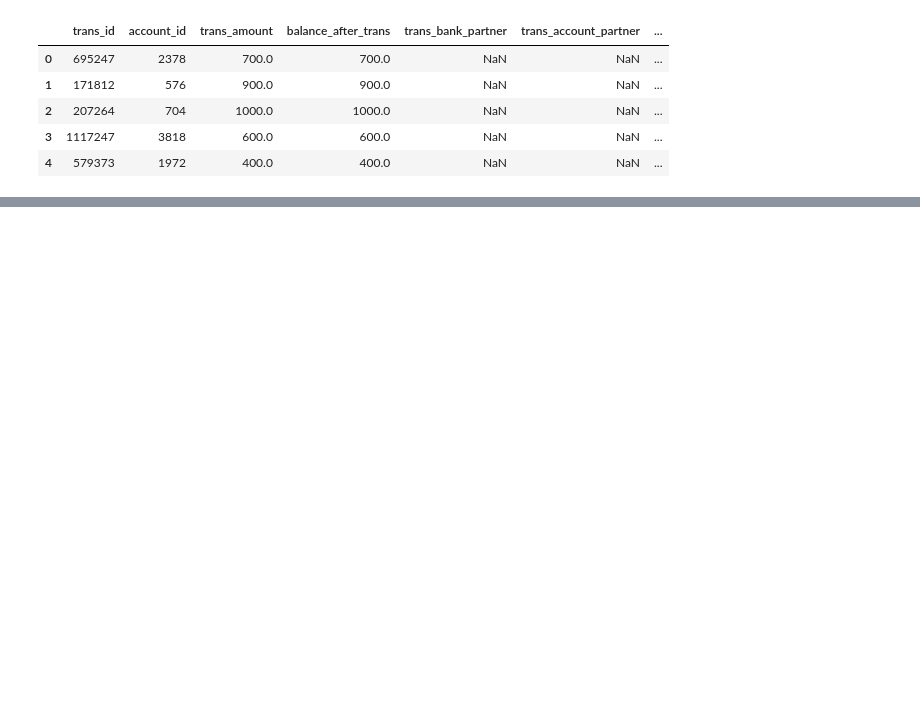
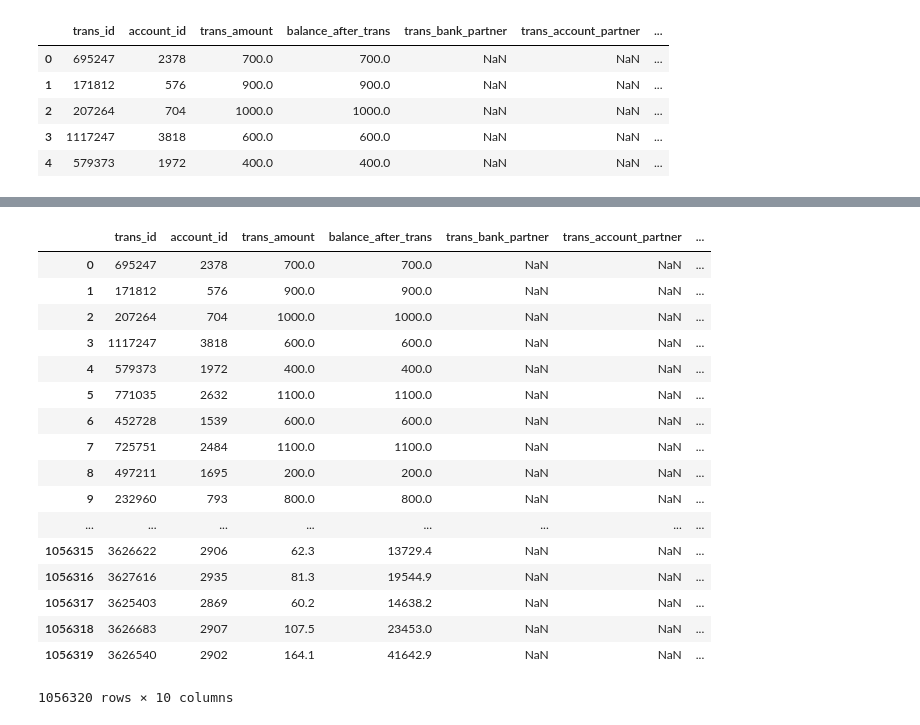
Before and after one commit to Baukebrenninkmeijer/On-the-Generation-and-Evaluation-of-Synthetic-Tabular-Data-using-GANs, a Jupyter notebook: Czech_bank_playaround.ipynb, the cells around one changed output, grey strips where cells are left out. Drawn from its saved outputs; the diff is of its cells as text; code cells hidden in the pictures; blank space fills up the shorter version.

```diff
--- a/Czech_bank_playaround.ipynb
+++ b/Czech_bank_playaround.ipynb
@@ -19,0 +43,21 @@ data = TabularDataBunch.from_df(path, df, dep_var, valid_idx=valid_idx, procs=pr
+# %%
+df
+# %% [output]
+|  | trans_id | account_id | trans_amount | balance_after_trans | trans_bank_partner | trans_account_partner | ... |
+| 0 | 695247 | 2378 | 700.0 | 700.0 | NaN | NaN | ... |
+| 1 | 171812 | 576 | 900.0 | 900.0 | NaN | NaN | ... |
+| 2 | 207264 | 704 | 1000.0 | 1000.0 | NaN | NaN | ... |
+| 3 | 1117247 | 3818 | 600.0 | 600.0 | NaN | NaN | ... |
+| 4 | 579373 | 1972 | 400.0 | 400.0 | NaN | NaN | ... |
+| 5 | 771035 | 2632 | 1100.0 | 1100.0 | NaN | NaN | ... |
+| 6 | 452728 | 1539 | 600.0 | 600.0 | NaN | NaN | ... |
+| 7 | 725751 | 2484 | 1100.0 | 1100.0 | NaN | NaN | ... |
+| 8 | 497211 | 1695 | 200.0 | 200.0 | NaN | NaN | ... |
+| 9 | 232960 | 793 | 800.0 | 800.0 | NaN | NaN | ... |
+| ... | ... | ... | ... | ... | ... | ... | ... |
+| 1056315 | 3626622 | 2906 | 62.3 | 13729.4 | NaN | NaN | ... |
+| 1056316 | 3627616 | 2935 | 81.3 | 19544.9 | NaN | NaN | ... |
+| 1056317 | 3625403 | 2869 | 60.2 | 14638.2 | NaN | NaN | ... |
+| 1056318 | 3626683 | 2907 | 107.5 | 23453.0 | NaN | NaN | ... |
+| 1056319 | 3626540 | 2902 | 164.1 | 41642.9 | NaN | NaN | ... |
+1056320 rows × 10 columns
```
Also changed, not shown: parts of 8 cells of this notebook, 3 other files.
